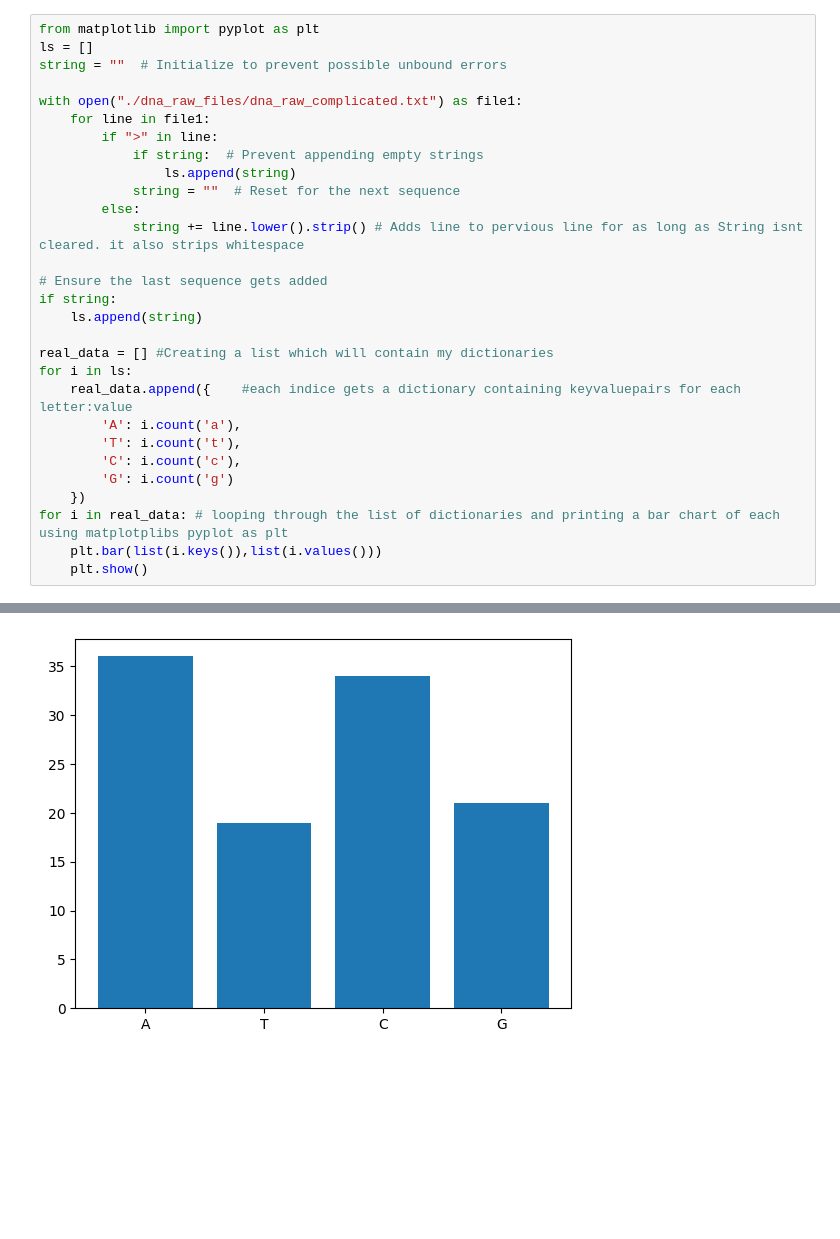
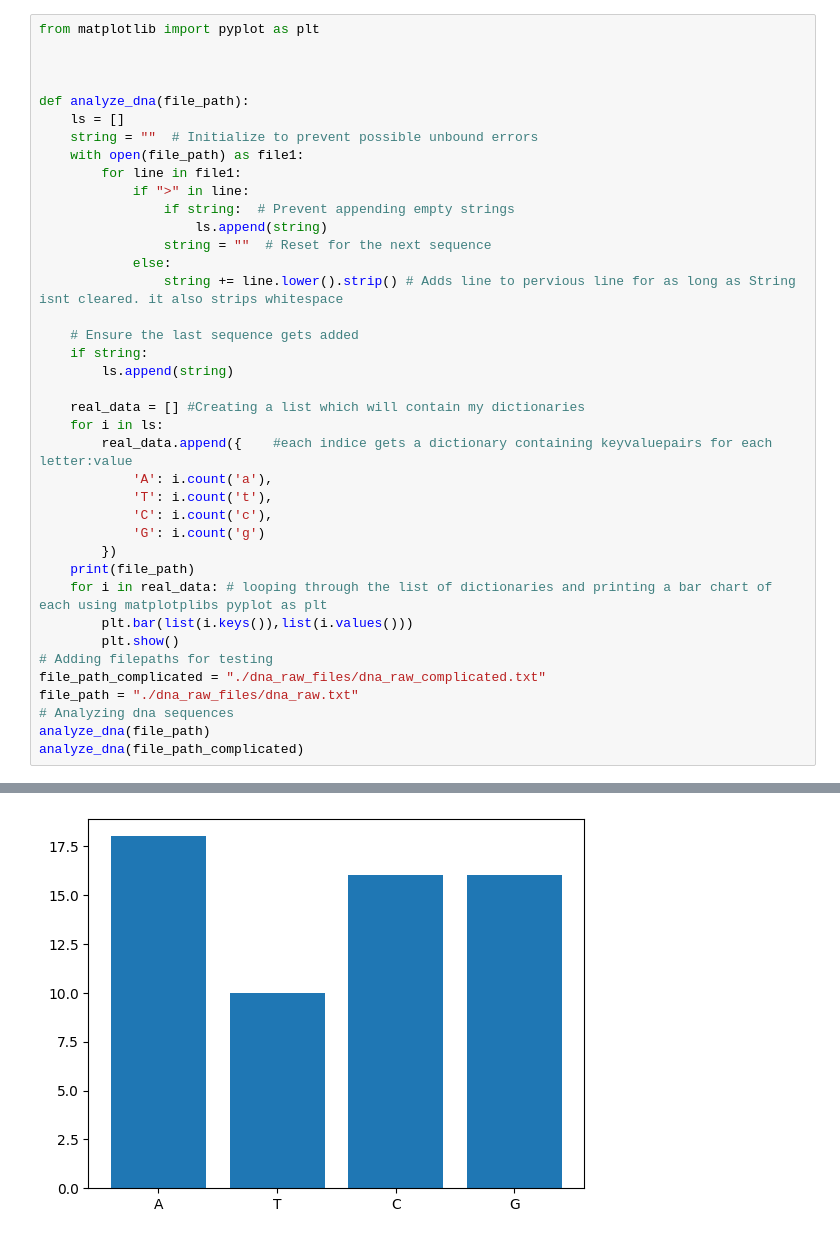
Before and after one commit to Remmold/Lab1-DNA-Decoding-OPA24, a Jupyter notebook: main.ipynb, the cells around one changed output, grey strips where cells are left out. Saved outputs shown, nothing was run; the diff lists cells and outputs as text; blank space fills up the shorter version.

Commit message:
Made it a function instead of purecode also updated readme to show this

```diff
--- a/main.ipynb
+++ b/main.ipynb
@@ -1,30 +1,40 @@
 # %%
 from matplotlib import pyplot as plt
-ls = []
-string = ""  # Initialize to prevent possible unbound errors
 
-with open("./dna_raw_files/dna_raw_complicated.txt") as file1:
-    for line in file1:
-        if ">" in line:
-            if string:  # Prevent appending empty strings
-                ls.append(string)
-            string = ""  # Reset for the next sequence
-        else:
-            string += line.lower().strip() # Adds line to pervious line for as long as String isnt cleared. it also strips whitespace
 
-# Ensure the last sequence gets added
-if string:
-    ls.append(string)
 
-real_data = [] #Creating a list which will contain my dictionaries
-for i in ls:
-    real_data.append({    #each indice gets a dictionary containing keyvaluepairs for each letter:value
-        'A': i.count('a'),
-        'T': i.count('t'),
-        'C': i.count('c'),
-        'G': i.count('g')
-    })
-for i in real_data: # looping through the list of dictionaries and printing a bar chart of each using matplotplibs pyplot as plt
-    plt.bar(list(i.keys()),list(i.values()))
-    plt.show()
+def analyze_dna(file_path):
+    ls = []
+    string = ""  # Initialize to prevent possible unbound errors
+    with open(file_path) as file1:
+        for line in file1:
+            if ">" in line:
+                if string:  # Prevent appending empty strings
+                    ls.append(string)
+                string = ""  # Reset for the next sequence
+            else:
+                string += line.lower().strip() # Adds line to pervious line for as long as String isnt cleared. it also strips whitespace
+
+    # Ensure the last sequence gets added
+    if string:
+        ls.append(string)
+
+    real_data = [] #Creating a list which will contain my dictionaries
+    for i in ls:
+        real_data.append({    #each indice gets a dictionary containing keyvaluepairs for each letter:value
+            'A': i.count('a'),
+            'T': i.count('t'),
+            'C': i.count('c'),
+            'G': i.count('g')
+        })
+    print(file_path)
+    for i in real_data: # looping through the list of dictionaries and printing a bar chart of each using matplotplibs pyplot as plt
+        plt.bar(list(i.keys()),list(i.values()))
+        plt.show()
+# Adding filepaths for testing
+file_path_complicated = "./dna_raw_files/dna_raw_complicated.txt"
+file_path = "./dna_raw_files/dna_raw.txt"
+# Analyzing dna sequences
+analyze_dna(file_path)
+analyze_dna(file_path_complicated)
 # %% [output]
@@ -31,3 +42,3 @@ for i in real_data: # looping through the list of dictionaries and printing a ba
 [figure]
 [figure]
-[figure, old version]
+[figure, new version]
```
Also changed, not shown: parts of 1 cell of this notebook, 1 other file.
